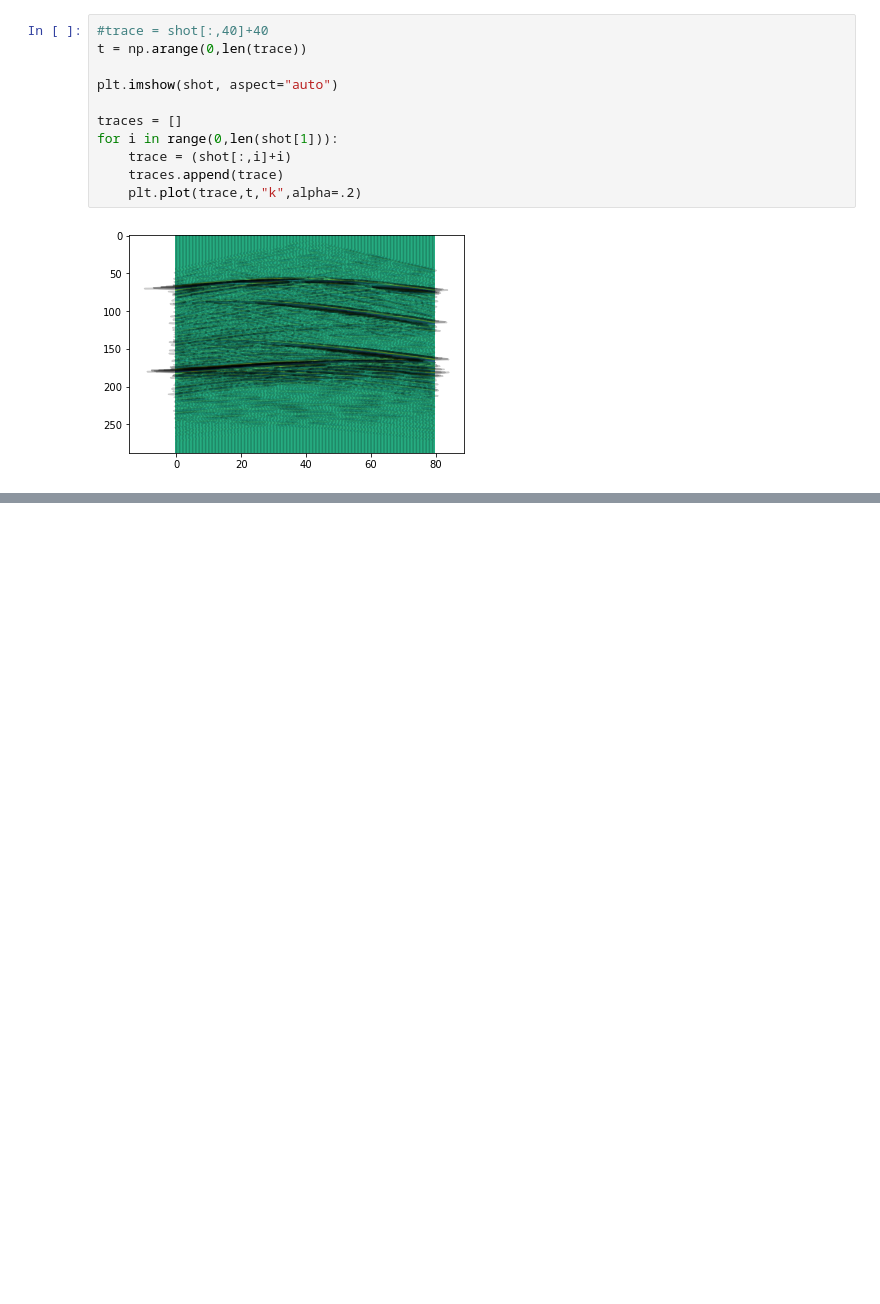
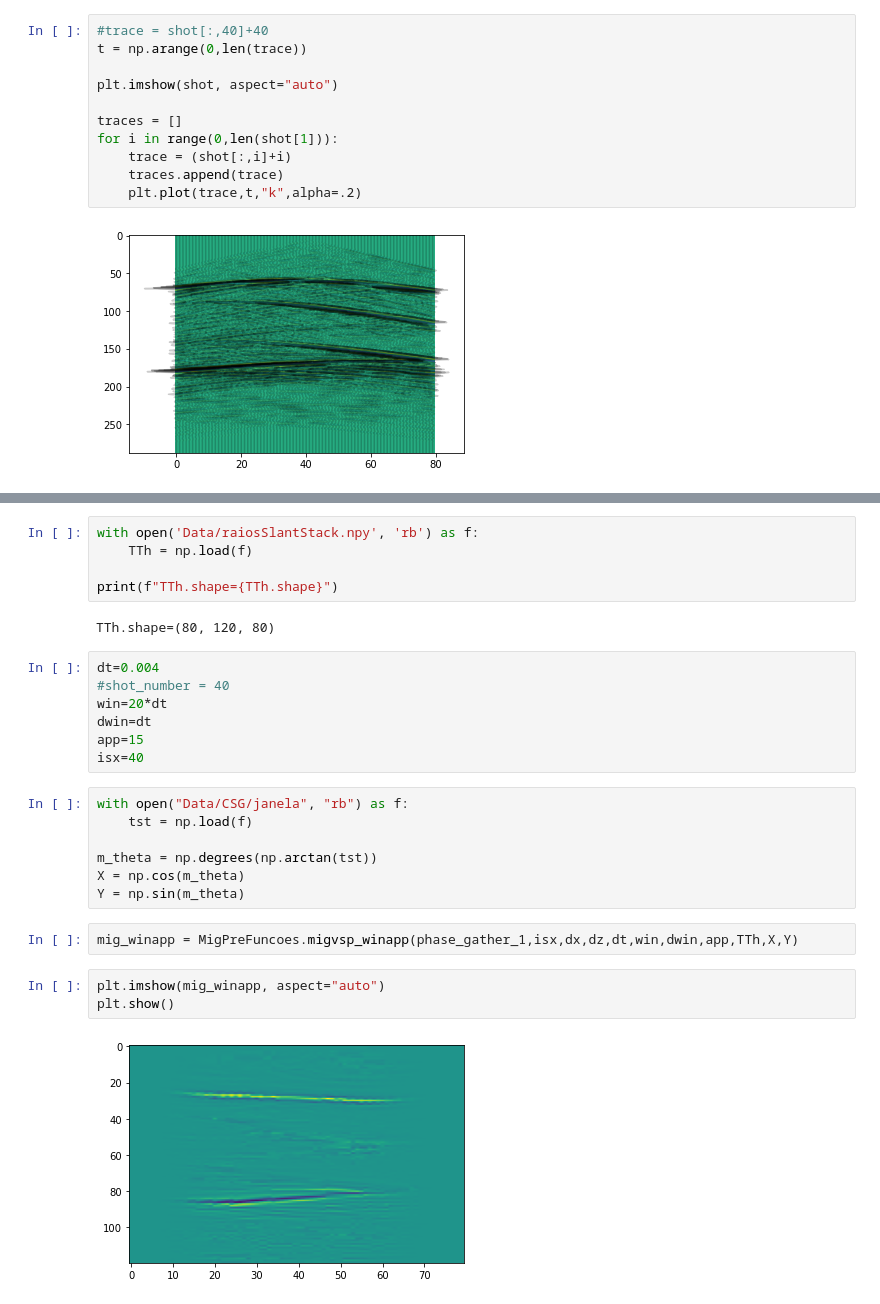
Before and after one commit to GuilhermeZakarewicz/DiffraPy, a Jupyter notebook: Teste_MeiaDerivada.ipynb, the cells around one changed output, grey strips where cells are left out. Cells and saved outputs as stored; diff of their text form; blank space fills up the shorter version.

```diff
--- a/Teste_MeiaDerivada.ipynb
+++ b/Teste_MeiaDerivada.ipynb
@@ -135,0 +188,28 @@ plt.show()
+# %%
+with open('Data/raiosSlantStack.npy', 'rb') as f:
+    TTh = np.load(f)
+
+print(f"TTh.shape={TTh.shape}")
+# %% [output]
+TTh.shape=(80, 120, 80)
+# %%
+dt=0.004
+#shot_number = 40
+win=20*dt
+dwin=dt
+app=15
+isx=40
+# %%
+with open("Data/CSG/janela", "rb") as f:
+    tst = np.load(f)
+
+m_theta = np.degrees(np.arctan(tst))
+X = np.cos(m_theta)
+Y = np.sin(m_theta)
+# %%
+mig_winapp = MigPreFuncoes.migvsp_winapp(phase_gather_1,isx,dx,dz,dt,win,dwin,app,TTh,X,Y)
+# %%
+plt.imshow(mig_winapp, aspect="auto")
+plt.show()
+# %% [output]
+[figure, added]
```
Also changed, not shown: parts of 14 cells of this notebook.
